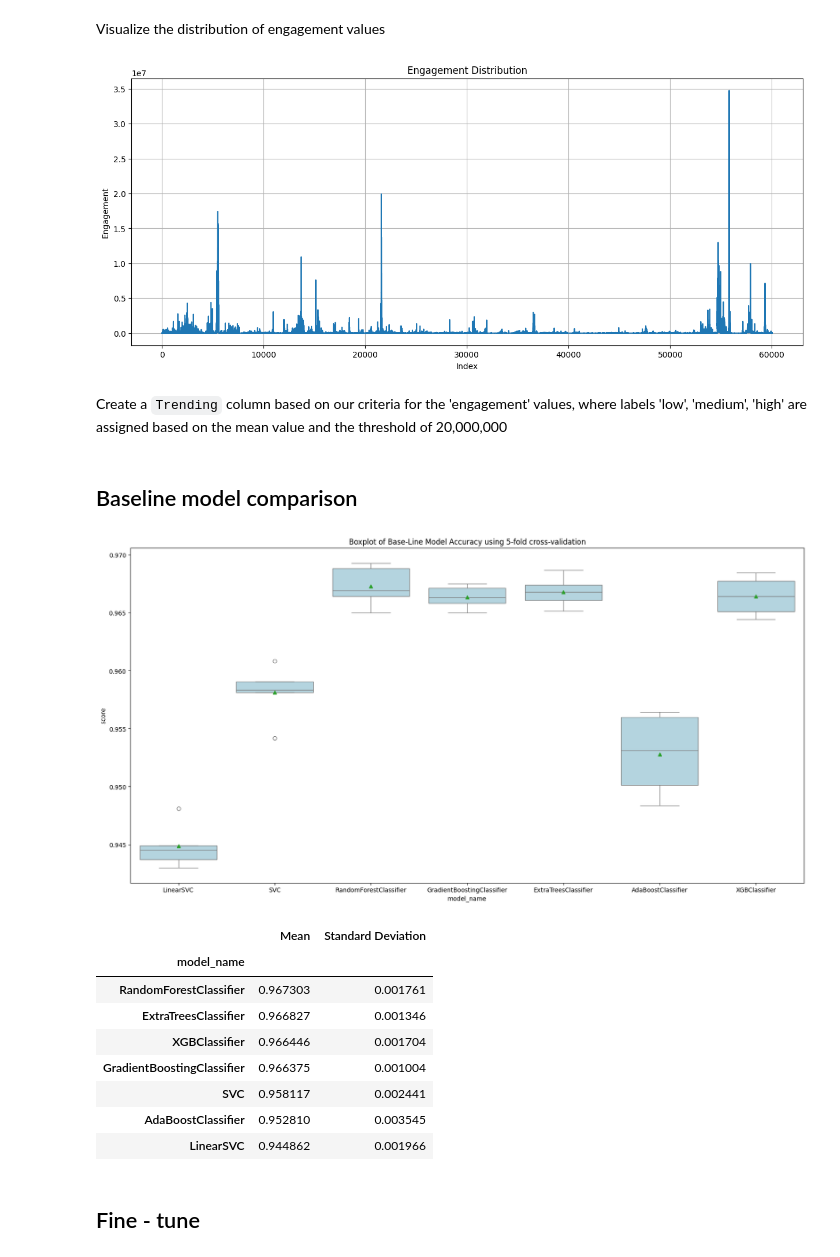
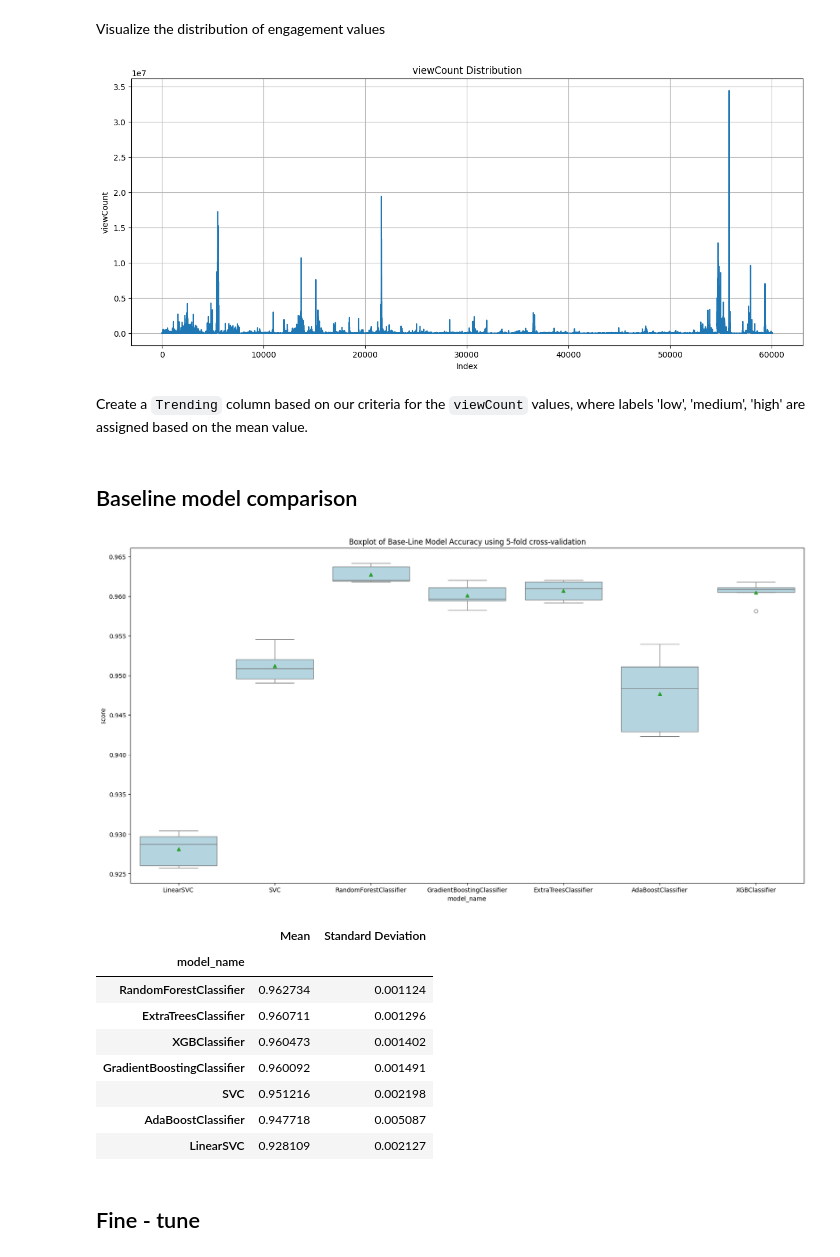
Before and after one commit to BaoDias2505/FinalProject_Introduction-to-data-science, a Jupyter notebook: notebooks/04-Data-Modelling.ipynb, the cells around one changed output. Drawn from its saved outputs; the diff is of its cells as text; code cells hidden in the pictures.

Commit message:
update main model, add file model 2

```diff
--- a/notebooks/04-Data-Modelling.ipynb
+++ b/notebooks/04-Data-Modelling.ipynb
@@ -40,31 +40,26 @@ clean_df.sample(5)
 - <font color=red>Noted:</font> We assume that `low`: 0, `medium`: 1, `high`: 2
-# %%
-# create engagement col which values of this cols equal the sum of likeCount and viewCount
-clean_df['engagement'] = clean_df['likeCount'] + clean_df['viewCount']
 # %% [markdown]
 Visualize the distribution of engagement values
 # %%
 plt.figure(figsize=(15, 6))
-plt.plot(clean_df['engagement'])
-plt.title('Engagement Distribution')
+plt.plot(clean_df['viewCount'])
+plt.title('viewCount Distribution')
 plt.xlabel('Index')
-plt.ylabel('Engagement')
+plt.ylabel('viewCount')
 plt.grid(True)
 plt.show()
 # %% [output]
-[figure, old version]
+[figure, new version]
 # %% [markdown]
-Create a `Trending` column based on our criteria for the 'engagement' values, where labels 'low', 'medium', 'high' are assigned based on the mean value and the threshold of 20,000,000
+Create a `Trending` column based on our criteria for the `viewCount` values, where labels 'low', 'medium', 'high' are assigned based on the mean value.
 # %%
-# calculate mean of engagement
-mean_engagement = clean_df['engagement'].mean()
+# calculate mean of viewCount
+mean_engagement = clean_df['viewCount'].mean()
 
 # assign labels based on the engagement
-clean_df['Trending'] = pd.cut(clean_df['engagement'],
-                               bins=[float('-inf'), mean_engagement, mean_engagement + 15000000, float('inf')],
+clean_df['Trending'] = pd.cut(clean_df['viewCount'],
+                               bins=[float('-inf'), mean_engagement, mean_engagement *10, float('inf')],
                                labels=False)
-
-clean_df.drop(columns='engagement',inplace=True)
 # %% [markdown]
 ## Baseline model comparison
 # %%
@@ -86,44 +81,44 @@ models = [
     XGBClassifier(use_label_encoder=False, eval_metric='logloss', random_state=seed)
 ]
 # %%
-def generate_baseline_result(models, X, y, metrics, cv=5, plot_result=False):
+def generate_baseline_result(models, X, y, metrics, cv, plot_result=False):
     # define k-fold
     kfold = StratifiedKFold(n_splits=cv, shuffle=True, random_state=seed)
     entries = []
     for model in models:
         model_name = model.__class__.__name__
         scores = cross_val_score(model, X, y, scoring=metrics, cv=kfold)
         for fold_idx, score in enumerate(scores):
             entries.append((model_name, fold_idx, score))
 
     cv_df = pd.DataFrame(entries, columns=['model_name', 'fold_idx', 'score'])
 
     mean = cv_df.groupby('model_name')['score'].mean()
     std = cv_df.groupby('model_name')['score'].std()
 
     baseline_results = pd.concat([mean,std],axis =1, ignore_index=True)
     baseline_results.columns =['Mean','Standard Deviation']
     baseline_results.sort_values(by=['Mean'], ascending = False, inplace = True)
 
     if plot_result:
         plt.figure(figsize=(20, 10))
         sns.boxplot(x ='model_name',y = 'score', data = cv_df, color ='lightblue',showmeans=True)
         plt.title('Boxplot of Base-Line Model Accuracy using 5-fold cross-validation')
         plt.show()
 
     return baseline_results
 
 generate_baseline_result(models, X_train, y_train, metrics='accuracy',cv=5,plot_result =True )
 # %% [output]
-[figure, old version]
+[figure, new version]
 |  | Mean | Standard Deviation |
 | model_name |  |  |
-| RandomForestClassifier | 0.967303 | 0.001761 |
-| ExtraTreesClassifier | 0.966827 | 0.001346 |
-| XGBClassifier | 0.966446 | 0.001704 |
-| GradientBoostingClassifier | 0.966375 | 0.001004 |
-| SVC | 0.958117 | 0.002441 |
-| AdaBoostClassifier | 0.952810 | 0.003545 |
-| LinearSVC | 0.944862 | 0.001966 |
+| RandomForestClassifier | 0.962734 | 0.001124 |
+| ExtraTreesClassifier | 0.960711 | 0.001296 |
+| XGBClassifier | 0.960473 | 0.001402 |
+| GradientBoostingClassifier | 0.960092 | 0.001491 |
+| SVC | 0.951216 | 0.002198 |
+| AdaBoostClassifier | 0.947718 | 0.005087 |
+| LinearSVC | 0.928109 | 0.002127 |
 # %% [markdown]
 ## Fine - tune
```
Also changed, not shown: parts of 8 cells of this notebook, 3 other files.
